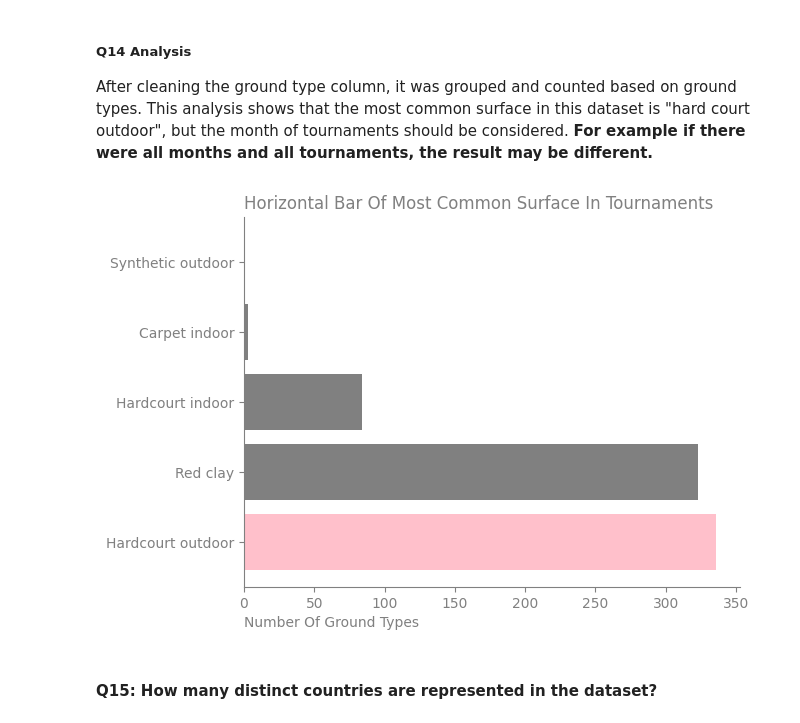
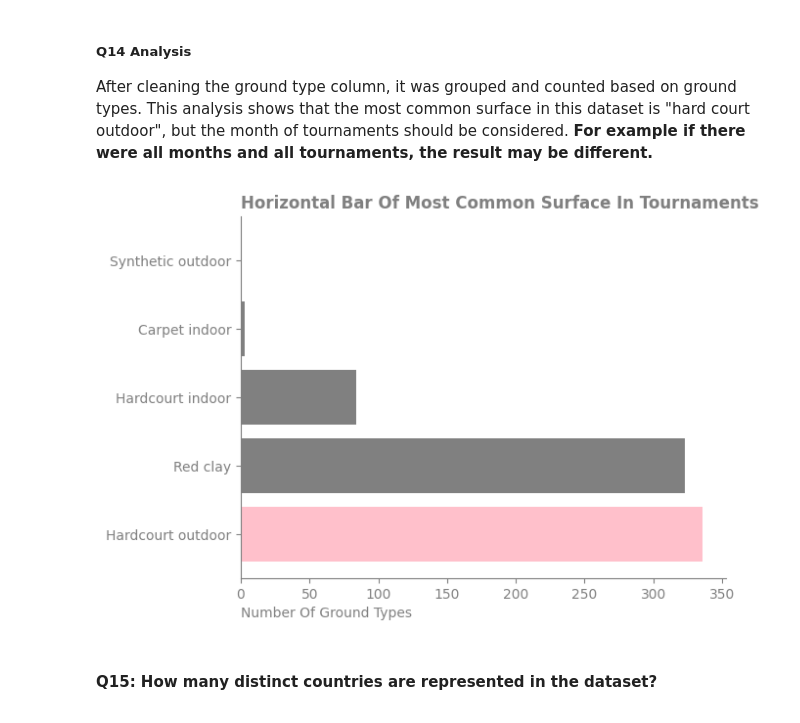
Before and after one commit to amin-eghbalian/data_analysis_tennis_peroject, a Jupyter notebook: tennis_project_data_analysis.ipynb, the cells around one changed output. Drawn from its saved outputs; the diff is of its cells as text; code cells hidden in the pictures.

```diff
--- a/tennis_project_data_analysis.ipynb
+++ b/tennis_project_data_analysis.ipynb
@@ -895,21 +942,21 @@ After cleaning the ground type column, it was grouped and counted based on groun
 # %%
 ax = plt.subplot()
 clrs = ["grey" if (x < max(ground_type_tournament["most_common_ground"]))
          else "pink" for x in ground_type_tournament["most_common_ground"]]
 
 ax.barh(ground_type_tournament["ground_type"], ground_type_tournament["most_common_ground"] , color=clrs)
-ax.set_title("Horizontal Bar Of Most Common Surface In Tournaments", loc="left", color="gray")
+ax.set_title("Horizontal Bar Of Most Common Surface In Tournaments", loc="left", color="gray", fontweight="bold")
 ax.set_xlabel("Number Of Ground Types", loc="left", color="gray")
 
 ax.spines[['right', 'top']].set_visible(False)
 ax.spines[['bottom', 'left']].set_color("gray")
 
 ax.tick_params(axis='x', colors='gray')
 ax.tick_params(axis='y', colors='gray')
 
 plt.show()
 # %% [output]
-[figure, old version]
+[figure, new version]
 # %% [markdown]
 #### Q15: How many distinct countries are represented in the dataset?
 # %%
```
Also changed, not shown: parts of 25 cells of this notebook, 1 other file.
